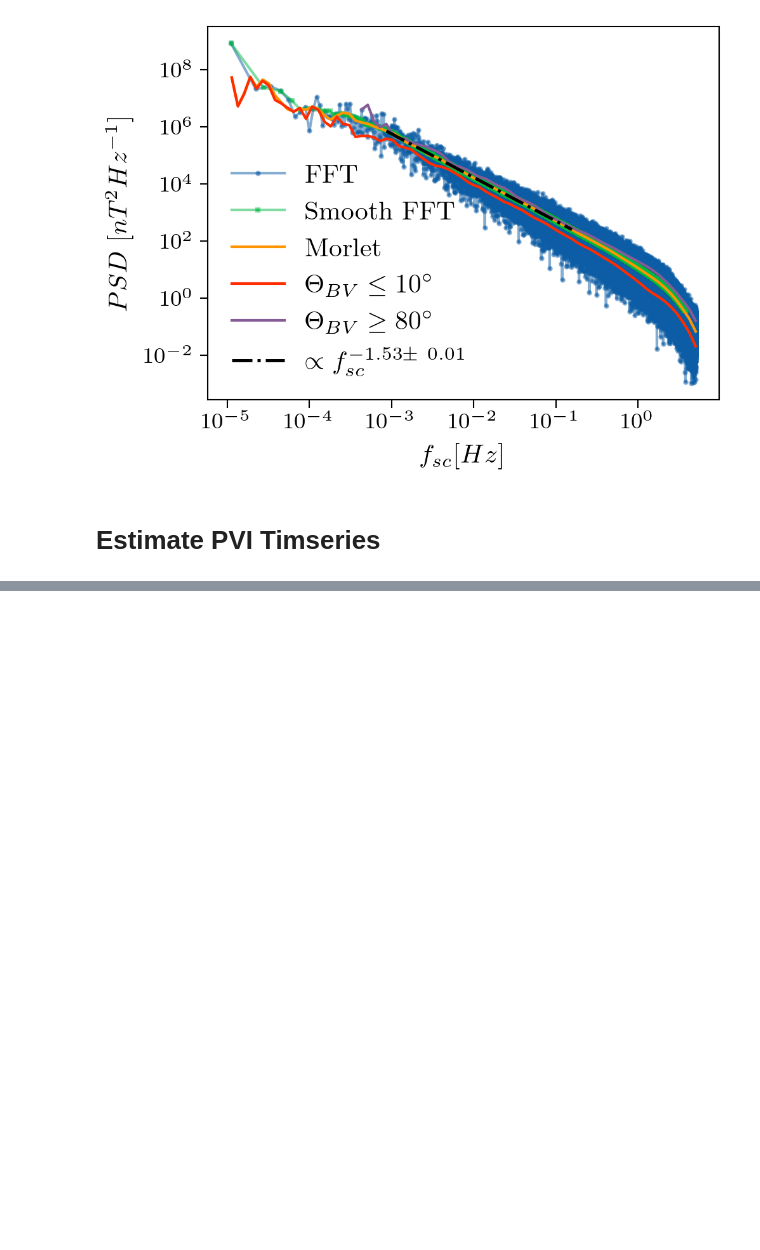
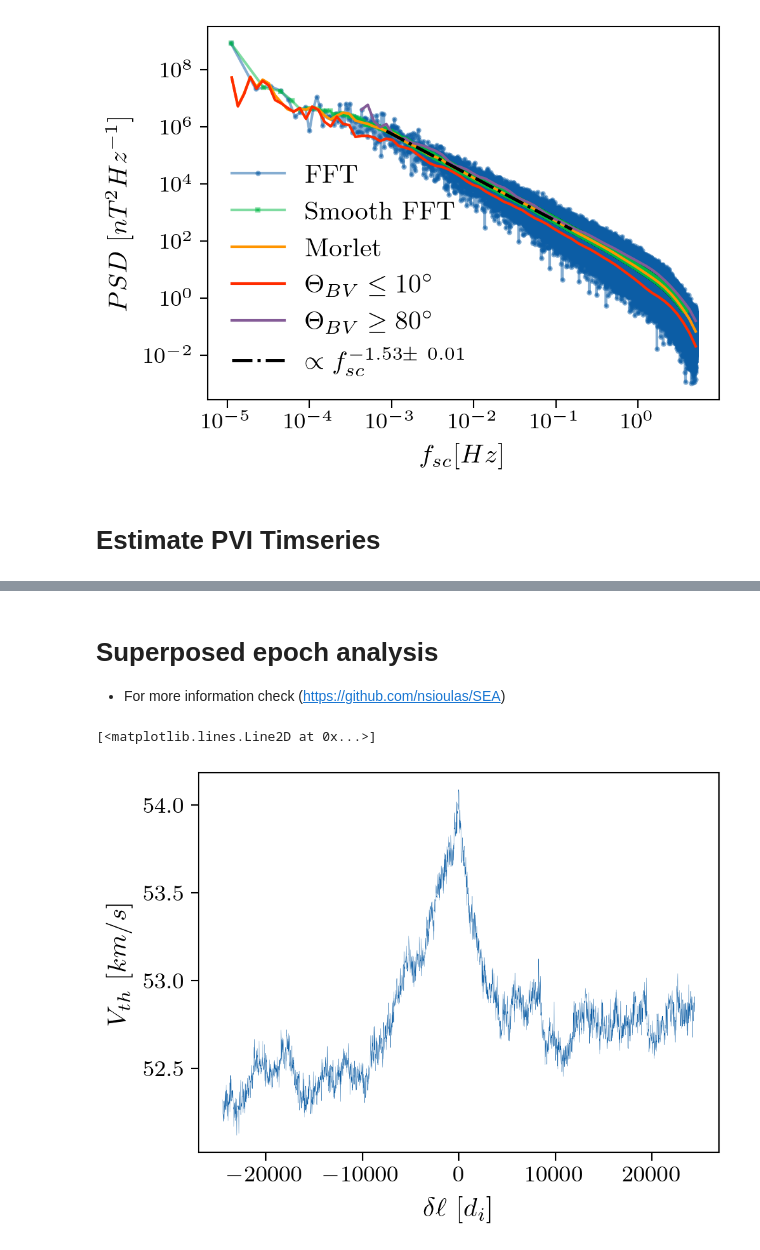
Before and after one commit to nsioulas/MHDTurbPy, a Jupyter notebook: Examples.ipynb, the cells around one changed output, grey strips where cells are left out. Saved outputs shown, nothing was run; the diff lists cells and outputs as text; code cells hidden in the pictures; blank space fills up the shorter version.

```diff
--- a/Examples.ipynb
+++ b/Examples.ipynb
@@ -384,0 +339,47 @@ The value was set to the minimum possible, hmany= 1.2645916636849286
+# %% [markdown]
+# Superposed epoch analysis
+- For more information check (https://github.com/nsioulas/SEA)
+# %%
+# user defined parameters
+time_around        = '1000s'
+which_one          =  'Vth'
+mean_or_median     =  0
+resample_rate      =  '800ms'
+
+# you can actually aplly multiple conditions
+condit_variables   = ['PVI_5']#, 'sigma_r']
+conditions         = [['>=']]#, ['>=','<='] ]
+threshold_values   = [[1]]#, [-0.15, 0.1]]
+
+
+ylabel, xlabel     = r'$V_{th} ~[km/s]$',  r"$\delta \ell ~[d_i]$"
+
+
+# Merge the two dfs
+f_df = PVI_ts.resample(resample_rate ).mean().join(
+     V_df.resample(resample_rate ).mean()
+)
+
+
+# run SEA function
+xvals, yvals, y_std, y_std_err_mean  = SEA(f_df,
+                                          condit_variables,
+                                          threshold_values,
+                                          conditions,
+                                          time_around,
+                                          which_one,
+                                          mean_or_median,
+                                          resample_rate)
+
+
+
+# convert temporal lag to spatial and normalize with di
+di_lag = Vsw*xvals/di
+
+# init Figure
+fig, ax  =func.initializeFigure(ylabel, xlabel, '1col')
+
+ax.plot(di_lag, yvals, ls='-', ms=0, lw=0.1)
+# %% [output]
+[<matplotlib.lines.Line2D at 0x...>]
+[figure, added]
```
Also changed, not shown: parts of 4 cells of this notebook, 2 other files.
